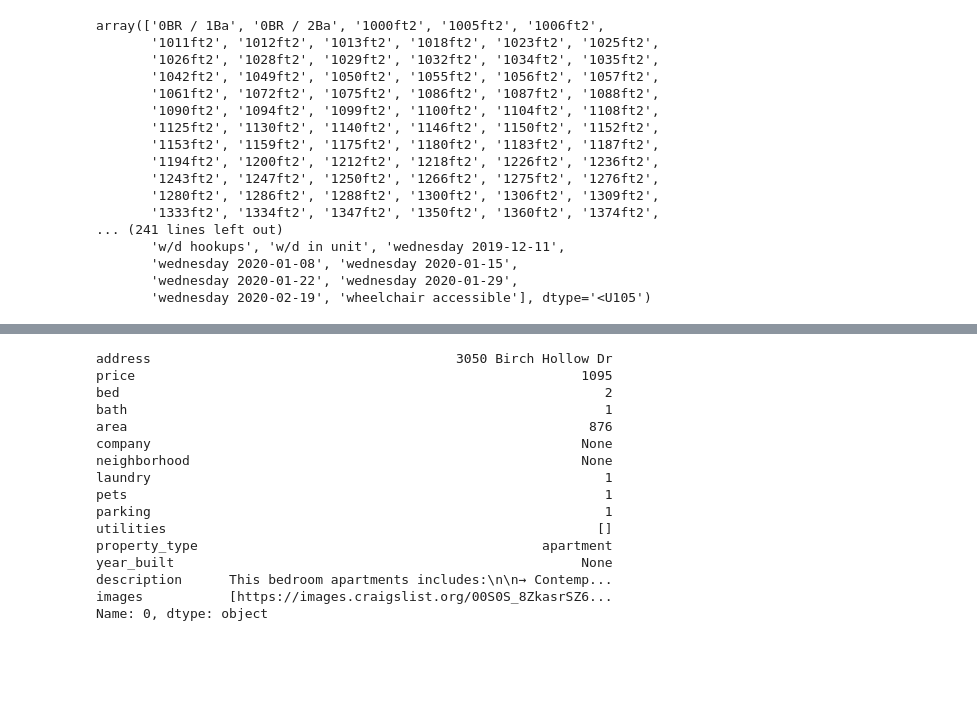
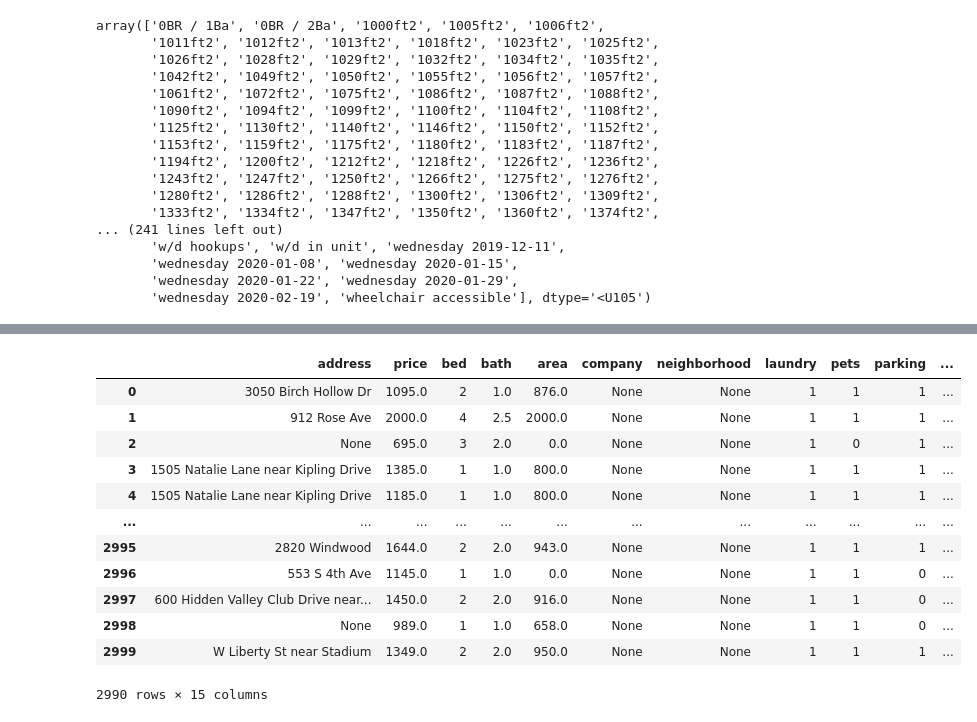
Before and after one commit to lilyzhai/housing-survey, a Jupyter notebook: cleaning/craigslist_cleaning.ipynb, the cells around one changed output, grey strips where cells are left out. Drawn from its saved outputs; the diff is of its cells as text; code cells hidden in the pictures; blank space fills up the shorter version.

```diff
--- a/cleaning/craigslist_cleaning.ipynb
+++ b/cleaning/craigslist_cleaning.ipynb
@@ -7,7 +7,7 @@ df = pd.read_json('../collection/raw_data/craigslist.json')
 
 # remove entries with price not listed; convert price from string to int
 df = df[pd.notnull(df['price'])]
-df.price = df.price.str[1:].astype(int)
+df.price = df.price.str[1:].astype(float)
 
 # remove fluff from beginning for description
 df['description'] = df['description'].apply(lambda x: x[28:])
@@ -45,7 +45,7 @@ for item in df.tags.values:
         elif bed_bath != None and room_flag:
             room_flag = False
             bed.append(bed_bath.group(1))
-            bath.append(bed_bath.group(2))
+            bath.append(float(bed_bath.group(2)))
 
         # pets
         pets_ = re.search('(cats)|(dogs)', tag)
@@ -77,7 +77,7 @@ for item in df.tags.values:
         area_ = re.search('(\d*)ft2', tag)
         if area_ != None and area_flag:
             area_flag = False
-            area.append(int(area_.group(1)))
+            area.append(float(area_.group(1)))
 
         # property_type
         if not property_flag:
@@ -96,8 +96,8 @@ for item in df.tags.values:
             company.append(company_.group(1))
 
     if room_flag:
-        bed.append(None)
-        bath.append(None)
+        bed.append(np.nan)
+        bath.append(np.nan)
     if laundry_flag:
         laundry.append(0)
     if pets_flag:
@@ -111,7 +111,7 @@ for item in df.tags.values:
     if company_flag:
         company.append(None)
     neighborhood.append(None)
-    year_built.append(None)
+    year_built.append(np.nan)
     utilities.append([])
 # %%
 df['bed'] = bed
@@ -144,23 +144,20 @@ df.drop('tags', axis=1)
 col = ['address', 'price', 'bed', 'bath', 'area', 'company', 'neighborhood', 'laundry', 'pets', 'parking', 'utilities', 'property_type', 'year_built', 'description', 'images']
 df = df[col]
 # %%
-df.iloc[0]
+df
 # %% [output]
+|  | address | price | bed | bath | area | company | neighborhood | laundry | pets | parking | ... |
+| 0 | 3050 Birch Hollow Dr | 1095.0 | 2 | 1.0 | 876.0 | None | None | 1 | 1 | 1 | ... |
+| 1 | 912 Rose Ave | 2000.0 | 4 | 2.5 | 2000.0 | None | None | 1 | 1 | 1 | ... |
+| 2 | None | 695.0 | 3 | 2.0 | 0.0 | None | None | 1 | 0 | 1 | ... |
+| 3 | 1505 Natalie Lane near Kipling Drive | 1385.0 | 1 | 1.0 | 800.0 | None | None | 1 | 1 | 1 | ... |
+| 4 | 1505 Natalie Lane near Kipling Drive | 1185.0 | 1 | 1.0 | 800.0 | None | None | 1 | 1 | 1 | ... |
+| ... | ... | ... | ... | ... | ... | ... | ... | ... | ... | ... | ... |
+| 2995 | 2820 Windwood | 1644.0 | 2 | 2.0 | 943.0 | None | None | 1 | 1 | 1 | ... |
+| 2996 | 553 S 4th Ave | 1145.0 | 1 | 1.0 | 0.0 | None | None | 1 | 1 | 0 | ... |
+| 2997 | 600 Hidden Valley Club Drive near... | 1450.0 | 2 | 2.0 | 916.0 | None | None | 1 | 1 | 0 | ... |
+| 2998 | None | 989.0 | 1 | 1.0 | 658.0 | None | None | 1 | 1 | 0 | ... |
+| 2999 | W Liberty St near Stadium | 1349.0 | 2 | 2.0 | 950.0 | None | None | 1 | 1 | 1 | ... |
-address                                       3050 Birch Hollow Dr
-price                                                         1095
-bed                                                              2
-bath                                                             1
-area                                                           876
-company                                                       None
-neighborhood                                                  None
-laundry                                                          1
-pets                                                             1
-parking                                                          1
-utilities                                                       []
-property_type                                            apartment
-year_built                                                    None
-description      This bedroom apartments includes:\n\n→ Contemp...
-images           [https://images.craigslist.org/00S0S_8ZkasrSZ6...
-Name: 0, dtype: object
+2990 rows × 15 columns
 # %%
 df.to_json(r'../data/craigslist.json')
```
Also changed, not shown: parts of 1 cell of this notebook, 6 other files.
